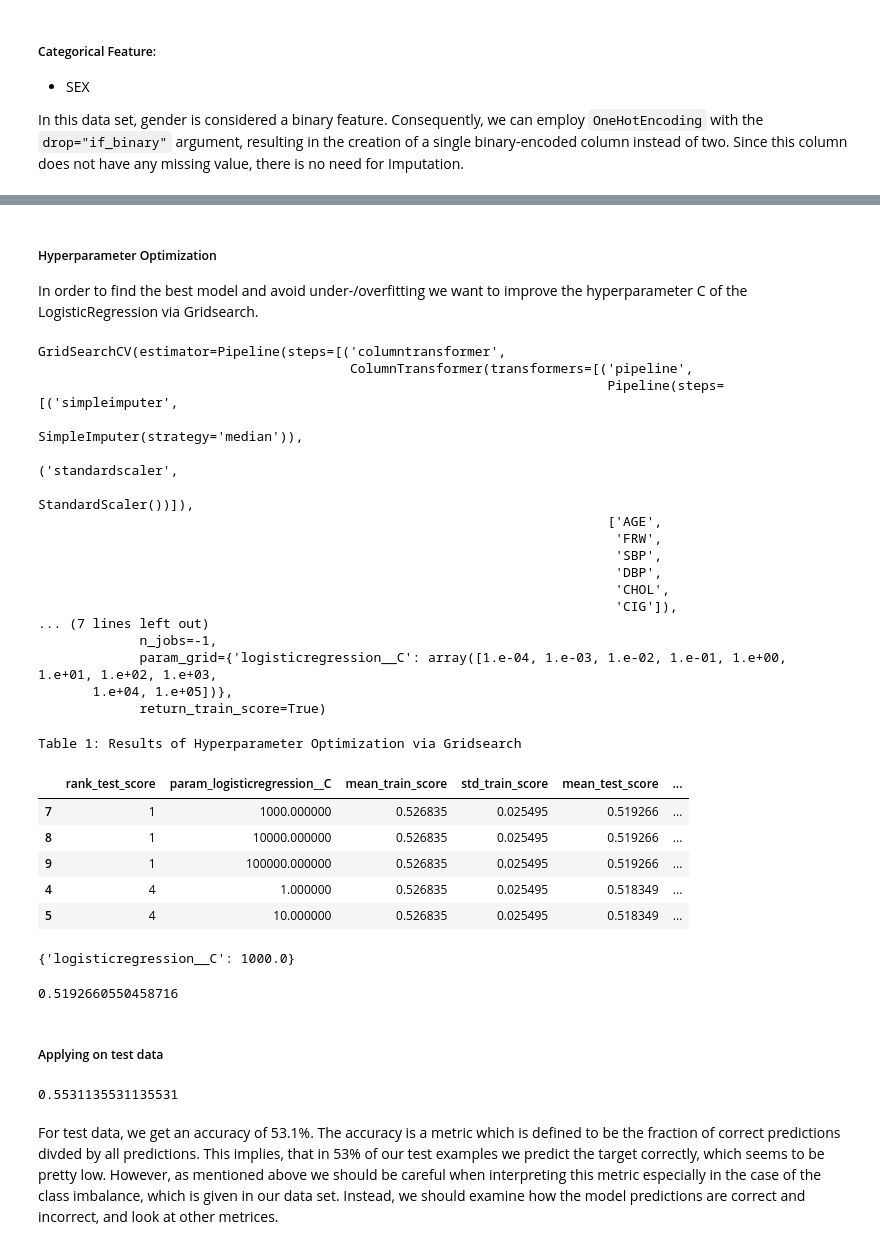
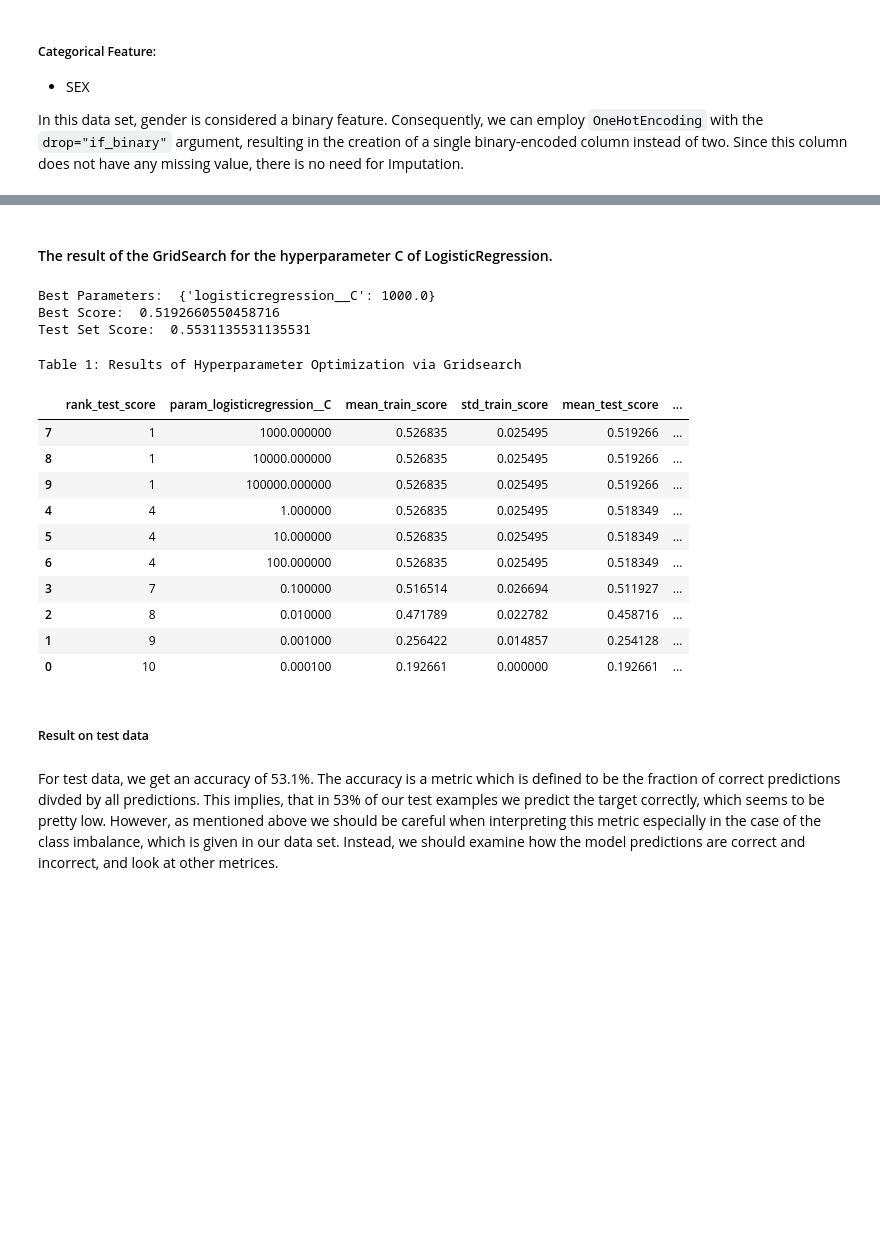
Before and after one commit to UBC-MDS/CardioPredict, a Jupyter notebook: heart_analyis_model.ipynb, the cells around one changed output, grey strips where cells are left out. Drawn from its saved outputs; the diff is of its cells as text; code cells hidden in the pictures; blank space fills up the shorter version.

Commit message:
Modify the Logistic Regression part

```diff
--- a/heart_analyis_model.ipynb
+++ b/heart_analyis_model.ipynb
@@ -274,28 +272,0 @@ pipe = make_pipeline(preprocessor, LogisticRegression(class_weight={0: 1, 1: 6})
-# %% [markdown]
-##### Hyperparameter Optimization
-In order to find the best model and avoid under-/overfitting we want to improve the hyperparameter C of the LogisticRegression via Gridsearch.
-# %%
-# Create a grid search object to fine tune c
-param_grid = {
-  "logisticregression__C": 10.0 ** np.arange(-4, 6, 1),
-}
-gs = GridSearchCV(pipe, param_grid=param_grid, n_jobs=-1, return_train_score=True)
-gs.fit(X_train, y_train)
-# %% [output]
-GridSearchCV(estimator=Pipeline(steps=[('columntransformer',
-                                        ColumnTransformer(transformers=[('pipeline',
-                                                                         Pipeline(steps=[('simpleimputer',
-                                                                                          SimpleImputer(strategy='median')),
-                                                                                         ('standardscaler',
-                                                                                          StandardScaler())]),
-                                                                         ['AGE',
-                                                                          'FRW',
-                                                                          'SBP',
-                                                                          'DBP',
-                                                                          'CHOL',
-                                                                          'CIG']),
-... (7 lines left out)
-             n_jobs=-1,
-             param_grid={'logisticregression__C': array([1.e-04, 1.e-03, 1.e-02, 1.e-01, 1.e+00, 1.e+01, 1.e+02, 1.e+03,
-       1.e+04, 1.e+05])},
-             return_train_score=True)
@@ -302,30 +329,30 @@ GridSearchCV(estimator=Pipeline(steps=[('columntransformer',
+# %%
+cm, report, gs, gs_res = evaluate_logistic_regression(X_train, y_train, X_test, y_test, numeric_features, categorical_features)
+# %% [markdown]
+#### The result of the GridSearch for the hyperparameter C of LogisticRegression.
 # %%
-gs_res = pd.DataFrame(gs.cv_results_)[[
-    'rank_test_score', 'param_logisticregression__C',
-    'mean_train_score', 'std_train_score', 'mean_test_score', 'std_test_score']].sort_values('rank_test_score').head(5)
+print("Best Parameters: ", gs.best_params_)
+print("Best Score: ", gs.best_score_)
+print("Test Set Score: ", gs.score(X_test, y_test))
 gs_res.style.set_caption('<p style="text-align:left;">Table 1: Results of Hyperparameter Optimization via Gridsearch</p>')
 # %% [output]
-Table 1: Results of Hyperparameter Optimization via Gridsearch
+Best Parameters:  {'logisticregression__C': 1000.0}
+Best Score:  0.5192660550458716
+Test Set Score:  0.5531135531135531
+Table 1: Results of Hyperparameter Optimization via Gridsearch
 |  | rank_test_score | param_logisticregression__C | mean_train_score | std_train_score | mean_test_score | ... |
 | 7 | 1 | 1000.000000 | 0.526835 | 0.025495 | 0.519266 | ... |
 | 8 | 1 | 10000.000000 | 0.526835 | 0.025495 | 0.519266 | ... |
 | 9 | 1 | 100000.000000 | 0.526835 | 0.025495 | 0.519266 | ... |
 | 4 | 4 | 1.000000 | 0.526835 | 0.025495 | 0.518349 | ... |
 | 5 | 4 | 10.000000 | 0.526835 | 0.025495 | 0.518349 | ... |
+| 6 | 4 | 100.000000 | 0.526835 | 0.025495 | 0.518349 | ... |
+| 3 | 7 | 0.100000 | 0.516514 | 0.026694 | 0.511927 | ... |
+| 2 | 8 | 0.010000 | 0.471789 | 0.022782 | 0.458716 | ... |
+| 1 | 9 | 0.001000 | 0.256422 | 0.014857 | 0.254128 | ... |
+| 0 | 10 | 0.000100 | 0.192661 | 0.000000 | 0.192661 | ... |
-# %%
-gs.best_params_ #value for C: 1000
-# %% [output]
-{'logisticregression__C': 1000.0}
-# %%
-gs.best_score_
-# %% [output]
-0.5192660550458716
 # %% [markdown]
-##### Applying on test data
+##### Result on test data
-# %%
-gs.score(X_test, y_test)
-# %% [output]
-0.5531135531135531
 # %% [markdown]
 For test data, we get an accuracy of 53.1%. The accuracy is a metric which is defined to be the fraction of correct predictions divded by all predictions.
 This implies, that in 53% of our test examples we predict the target correctly, which seems to be pretty low. However, as mentioned above we should be careful when interpreting this metric especially in the case of the class imbalance, which is given in our data set. Instead, we should examine how the model predictions are correct and incorrect, and look at other metrices.
```
Also changed, not shown: parts of 6 cells of this notebook.
